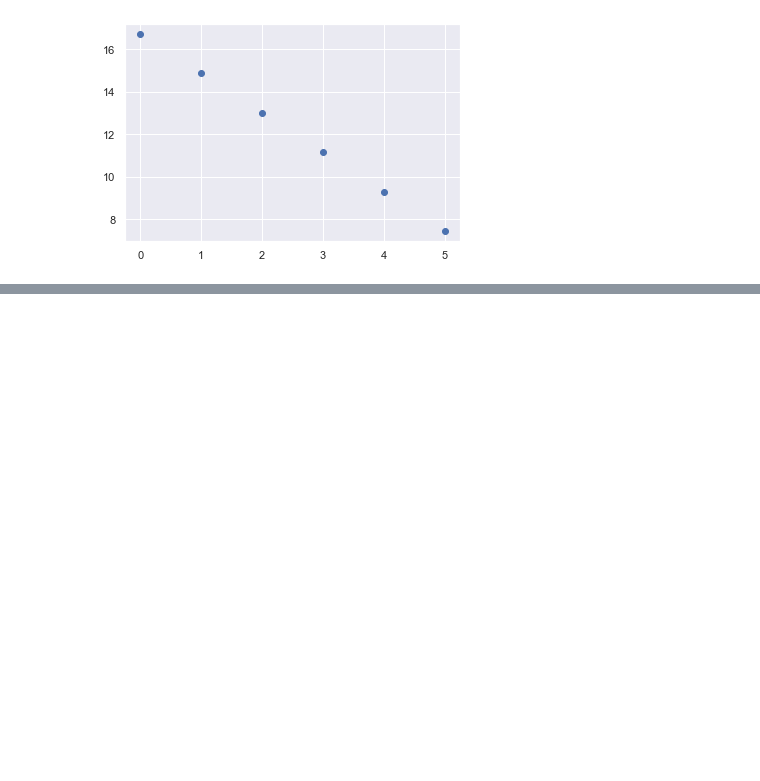
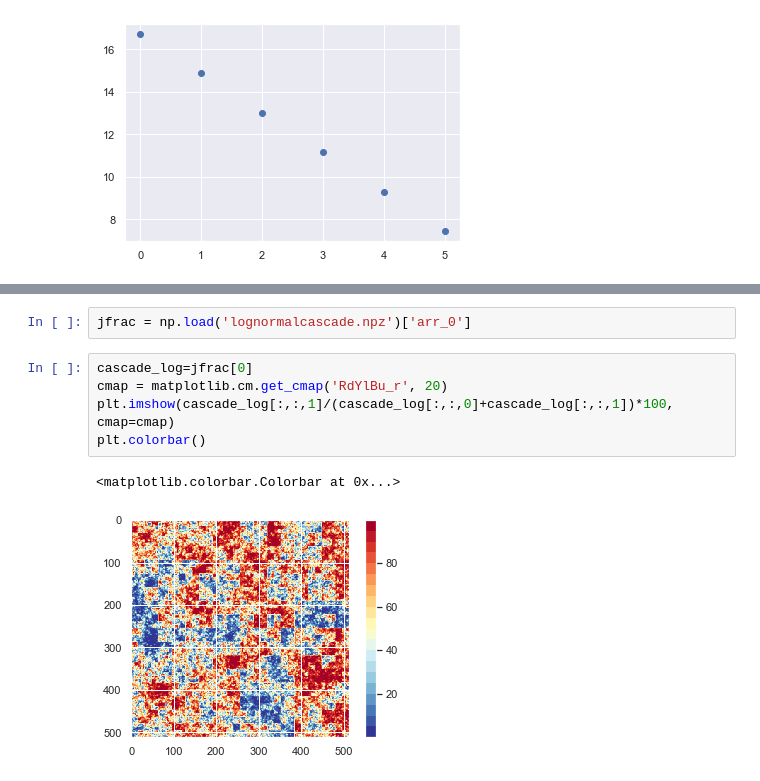
Before and after one commit to fsemecurbe/MMTMSS, a Jupyter notebook: Analysis.ipynb, the cells around one changed output, grey strips where cells are left out. Drawn from its saved outputs; the diff is of its cells as text; blank space fills up the shorter version.

```diff
--- a/Analysis.ipynb
+++ b/Analysis.ipynb
@@ -170,0 +171,10 @@ plt.scatter(res, entropies)
+# %%
+jfrac = np.load('lognormalcascade.npz')['arr_0']
+# %%
+cascade_log=jfrac[0]
+cmap = matplotlib.cm.get_cmap('RdYlBu_r', 20)
+plt.imshow(cascade_log[:,:,1]/(cascade_log[:,:,0]+cascade_log[:,:,1])*100, cmap=cmap)
+plt.colorbar()
+# %% [output]
+<matplotlib.colorbar.Colorbar at 0x...>
+[figure, added]
```
Also changed, not shown: parts of 19 cells of this notebook, 1 other file.
